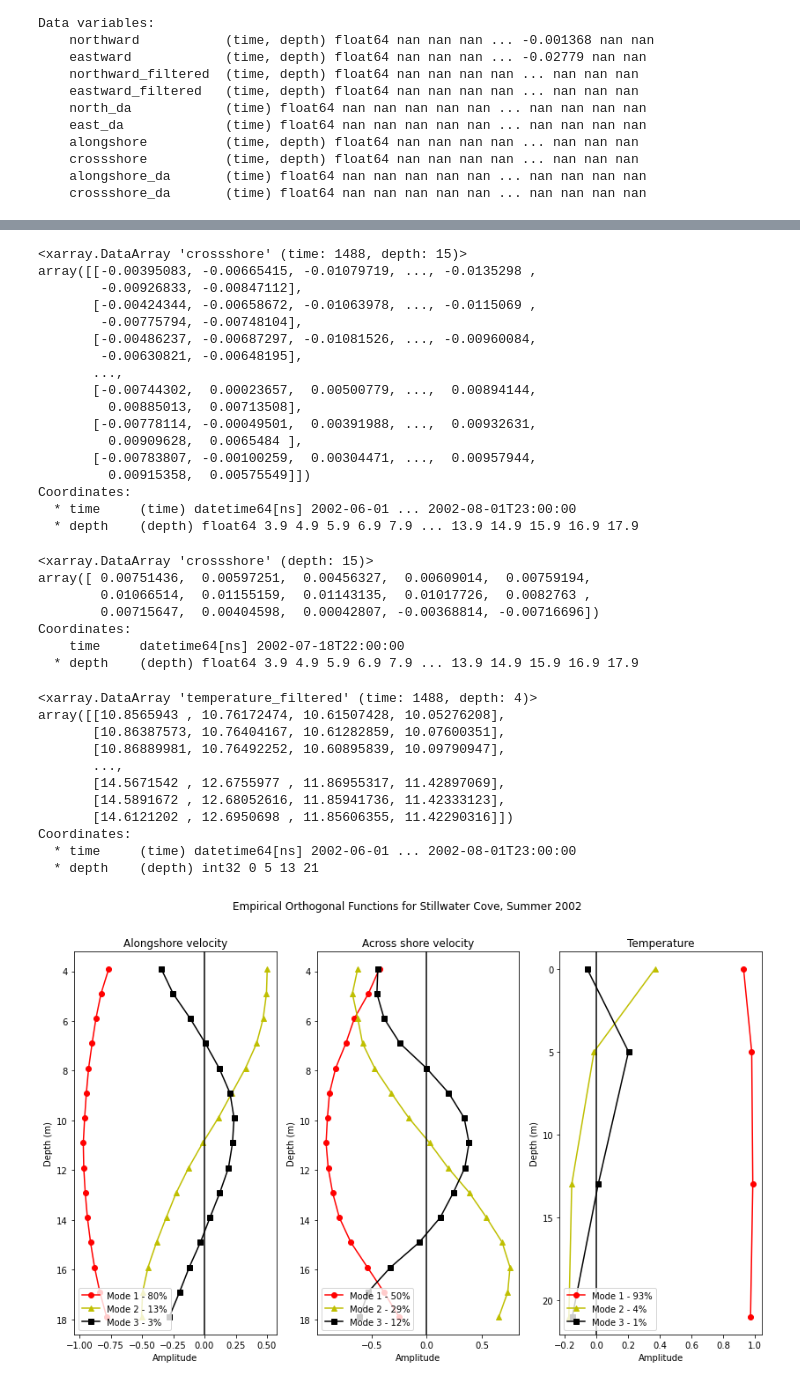
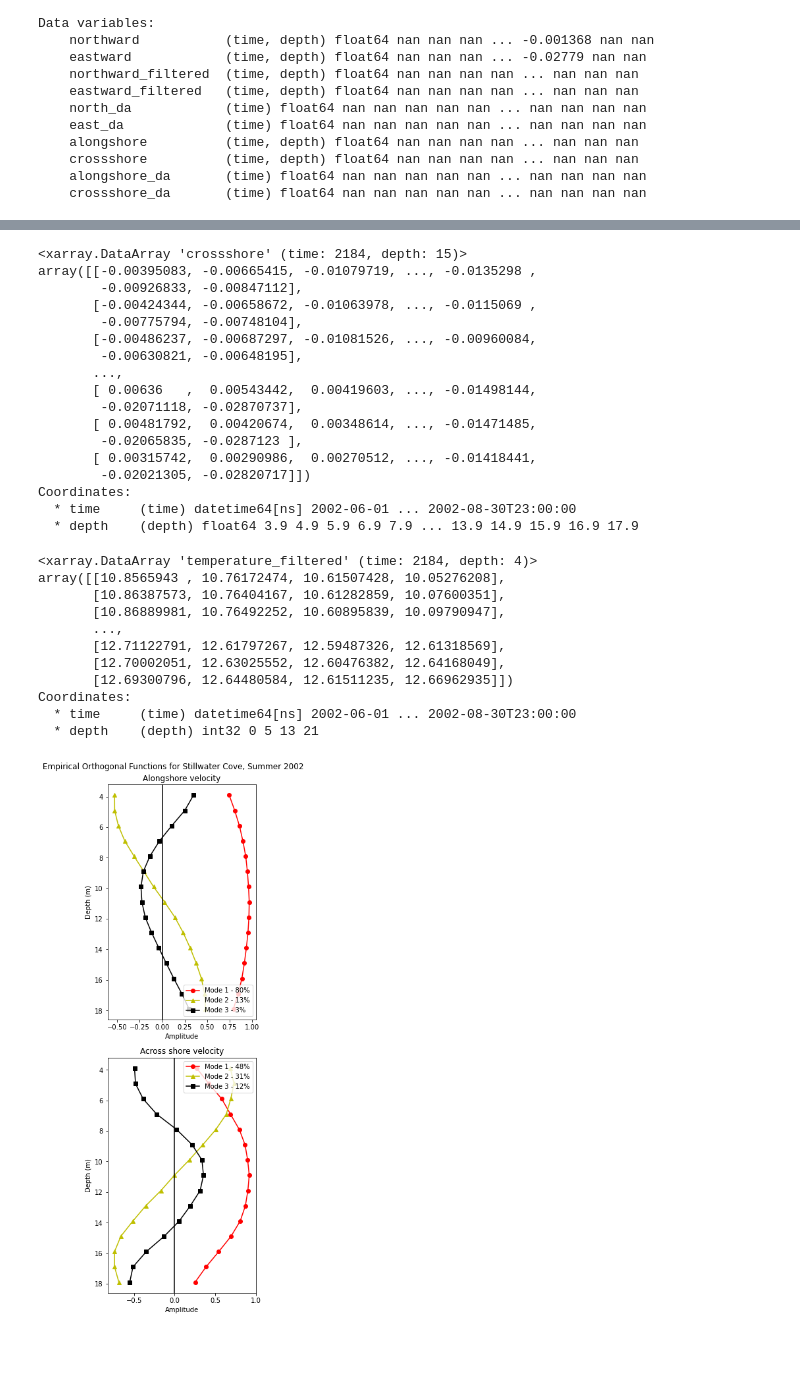
Before and after one commit to lagrady/MS-263-Final-Project, a Jupyter notebook: Code/final_project.ipynb, the cells around one changed output, grey strips where cells are left out. Saved outputs shown, nothing was run; the diff lists cells and outputs as text; code cells hidden in the pictures; blank space fills up the shorter version.

```diff
--- a/Code/final_project.ipynb
+++ b/Code/final_project.ipynb
@@ -121,5 +178,5 @@ plt.show
 # %%
-summer_alongshore = adcp_ref.alongshore.loc["2002-06-01 00:00":"2002-08-01 23:30"]
+summer_alongshore = adcp_ref.alongshore.loc["2002-06-01 00:00":"2002-08-30 23:30"]
 summer_alongshore = summer_alongshore.isel(depth=[4,5,6,7,8,9,10,11,12,13,14,15,16,17,18])
 summer_alongshore = summer_alongshore.dropna('time')
 summer_alongshore
@@ -143,11 +200,11 @@ Coordinates:
   * depth    (depth) float64 3.9 4.9 5.9 6.9 7.9 ... 13.9 14.9 15.9 16.9 17.9
 # %%
-summer_crossshore = adcp_ref.crossshore.loc["2002-06-01 00:00":"2002-08-01 23:30"]
+summer_crossshore = adcp_ref.crossshore.loc["2002-06-01 00:00":"2002-08-30 23:30"]
 summer_crossshore = summer_crossshore.isel(depth=[4,5,6,7,8,9,10,11,12,13,14,15,16,17,18])
 summer_crossshore = summer_crossshore.dropna('time')
 summer_crossshore
 # %% [output]
-<xarray.DataArray 'crossshore' (time: 1488, depth: 15)>
+<xarray.DataArray 'crossshore' (time: 2184, depth: 15)>
 array([[-0.00395083, -0.00665415, -0.01079719, ..., -0.0135298 ,
         -0.00926833, -0.00847112],
        [-0.00424344, -0.00658672, -0.01063978, ..., -0.0115069 ,
@@ -155,88 +212,66 @@ array([[-0.00395083, -0.00665415, -0.01079719, ..., -0.0135298 ,
        [-0.00486237, -0.00687297, -0.01081526, ..., -0.00960084,
         -0.00630821, -0.00648195],
        ...,
-       [-0.00744302,  0.00023657,  0.00500779, ...,  0.00894144,
-         0.00885013,  0.00713508],
-       [-0.00778114, -0.00049501,  0.00391988, ...,  0.00932631,
-         0.00909628,  0.0065484 ],
-       [-0.00783807, -0.00100259,  0.00304471, ...,  0.00957944,
-         0.00915358,  0.00575549]])
+       [ 0.00636   ,  0.00543442,  0.00419603, ..., -0.01498144,
+        -0.02071118, -0.02870737],
+       [ 0.00481792,  0.00420674,  0.00348614, ..., -0.01471485,
+        -0.02065835, -0.0287123 ],
+       [ 0.00315742,  0.00290986,  0.00270512, ..., -0.01418441,
+        -0.02021305, -0.02820717]])
 Coordinates:
-  * time     (time) datetime64[ns] 2002-06-01 ... 2002-08-01T23:00:00
+  * time     (time) datetime64[ns] 2002-06-01 ... 2002-08-30T23:00:00
   * depth    (depth) float64 3.9 4.9 5.9 6.9 7.9 ... 13.9 14.9 15.9 16.9 17.9
-# %%
-summer_crossshore.isel(time=1150)
-# %% [output]
-<xarray.DataArray 'crossshore' (depth: 15)>
-array([ 0.00751436,  0.00597251,  0.00456327,  0.00609014,  0.00759194,
-        0.01066514,  0.01155159,  0.01143135,  0.01017726,  0.0082763 ,
-        0.00715647,  0.00404598,  0.00042807, -0.00368814, -0.00716696])
-Coordinates:
-    time     datetime64[ns] 2002-07-18T22:00:00
-  * depth    (depth) float64 3.9 4.9 5.9 6.9 7.9 ... 13.9 14.9 15.9 16.9 17.9
 # %%
-summer_therm = therm_ref.temperature_filtered.loc["2002-06-01 00:00":"2002-08-01 23:30"]
+summer_therm = therm_ref.temperature_filtered.loc["2002-06-01 00:00":"2002-08-30 23:30"]
 summer_therm = summer_therm.dropna('time')
 summer_therm
 # %% [output]
-<xarray.DataArray 'temperature_filtered' (time: 1488, depth: 4)>
+<xarray.DataArray 'temperature_filtered' (time: 2184, depth: 4)>
 array([[10.8565943 , 10.76172474, 10.61507428, 10.05276208],
        [10.86387573, 10.76404167, 10.61282859, 10.07600351],
        [10.86889981, 10.76492252, 10.60895839, 10.09790947],
        ...,
-       [14.5671542 , 12.6755977 , 11.86955317, 11.42897069],
-       [14.5891672 , 12.68052616, 11.85941736, 11.42333123],
-       [14.6121202 , 12.6950698 , 11.85606355, 11.42290316]])
+       [12.71122791, 12.61797267, 12.59487326, 12.61318569],
+       [12.70002051, 12.63025552, 12.60476382, 12.64168049],
+       [12.69300796, 12.64480584, 12.61511235, 12.66962935]])
 Coordinates:
-  * time     (time) datetime64[ns] 2002-06-01 ... 2002-08-01T23:00:00
+  * time     (time) datetime64[ns] 2002-06-01 ... 2002-08-30T23:00:00
   * depth    (depth) int32 0 5 13 21
 # %%
 as_val, as_val_frac, as_vec, as_fac_load = da.PCA(summer_alongshore)
 cs_val, cs_val_frac, cs_vec, cs_fac_load = da.PCA(summer_crossshore)
 t_val, t_val_frac, t_vec, t_fac_load = da.PCA(summer_therm)
 # %%
-plt.figure(figsize=(14,8))
+plt.figure(figsize=(4,12))
 symbols = ['o-r', '^-y', 's-k']
-plt.subplot(131)
+plt.subplot(211)
 variables = ['Mode 1 - ' + str(int(as_val_frac[0])) + '%',
                  'Mode 2 - ' + str(int(as_val_frac[1])) + '%',
                  'Mode 3 - ' + str(int(as_val_frac[2])) + '%']
 for i,txt in enumerate(variables):
-    plt.plot(as_fac_load[:,i], summer_alongshore.depth, symbols[i])
+    plt.plot((as_fac_load[:,i])*(-1), summer_alongshore.depth, symbols[i])
 plt.axvline(x=0,c='k')
 plt.gca().invert_yaxis()
 plt.ylabel('Depth (m)')
 plt.xlabel('Amplitude')
-plt.legend(variables, loc='lower left')
+plt.legend(variables, loc='lower right')
 plt.title('Alongshore velocity')
 
-plt.subplot(132)
+plt.subplot(212)
 variables = ['Mode 1 - ' + str(int(cs_val_frac[0])) + '%',
                  'Mode 2 - ' + str(int(cs_val_frac[1])) + '%',
                  'Mode 3 - ' + str(int(cs_val_frac[2])) + '%']
 for i,txt in enumerate(variables):
     plt.plot(cs_fac_load[:,i], summer_crossshore.depth, symbols[i])
 plt.axvline(x=0,c='k')
 plt.gca().invert_yaxis()
 plt.ylabel('Depth (m)')
 plt.xlabel('Amplitude')
-plt.legend(variables, loc='lower left')
+plt.legend(variables, loc='upper right')
 plt.title('Across shore velocity')
+plt.suptitle('Empirical Orthogonal Functions for Stillwater Cove, Summer 2002')
 
-plt.subplot(133)
-variables = ['Mode 1 - ' + str(int(t_val_frac[0])) + '%',
-                 'Mode 2 - ' + str(int(t_val_frac[1])) + '%',
-                 'Mode 3 - ' + str(int(t_val_frac[2])) + '%']
-for i,txt in enumerate(variables):
-    plt.plot(t_fac_load[:,i], summer_therm.depth, symbols[i])
-plt.axvline(x=0,c='k')
-plt.gca().invert_yaxis()
-plt.ylabel('Depth (m)')
-plt.xlabel('Amplitude')
-plt.legend(variables, loc='lower left')
-plt.title('Temperature')
-
-plt.suptitle('Empirical Orthogonal Functions for Stillwater Cove, Summer 2002')
-plt.savefig('EOF_Analysis.PNG')
+plt.tight_layout()
+plt.savefig('EOF_Analysis _velocity.PNG')
 # %% [output]
-[figure, old version]
+[figure, new version]
```
Also changed, not shown: parts of 22 cells of this notebook.
